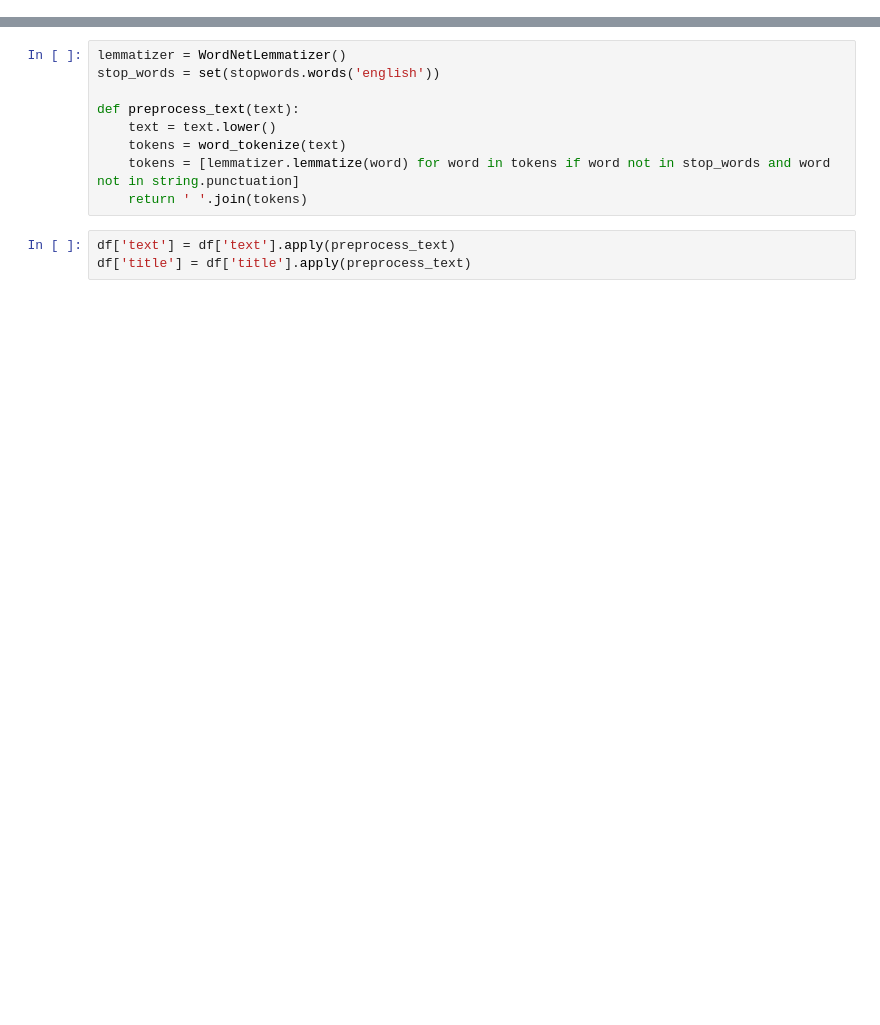
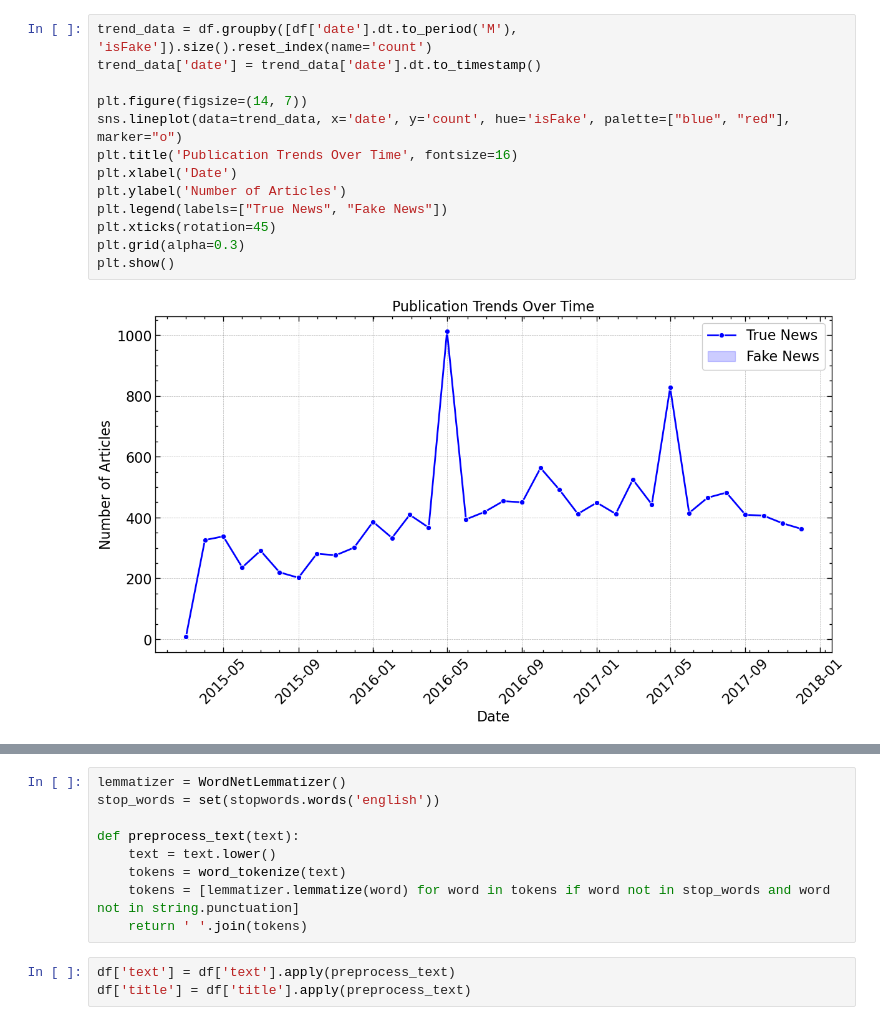
Before and after one commit to MahmouddTahaa/Fake-News-Detector, a Jupyter notebook: fakeNews.ipynb, the cells around one changed output, grey strips where cells are left out. Saved outputs shown, nothing was run; the diff lists cells and outputs as text; blank space fills up the shorter version.

```diff
--- a/fakeNews.ipynb
+++ b/fakeNews.ipynb
@@ -27,0 +83,15 @@ df = combinedAndShuffeldDF
+# %%
+trend_data = df.groupby([df['date'].dt.to_period('M'), 'isFake']).size().reset_index(name='count')
+trend_data['date'] = trend_data['date'].dt.to_timestamp()
+
+plt.figure(figsize=(14, 7))
+sns.lineplot(data=trend_data, x='date', y='count', hue='isFake', palette=["blue", "red"], marker="o")
+plt.title('Publication Trends Over Time', fontsize=16)
+plt.xlabel('Date')
+plt.ylabel('Number of Articles')
+plt.legend(labels=["True News", "Fake News"])
+plt.xticks(rotation=45)
+plt.grid(alpha=0.3)
+plt.show()
+# %% [output]
+[figure, added]
```
Also changed, not shown: parts of 35 cells of this notebook, 1 other file.
